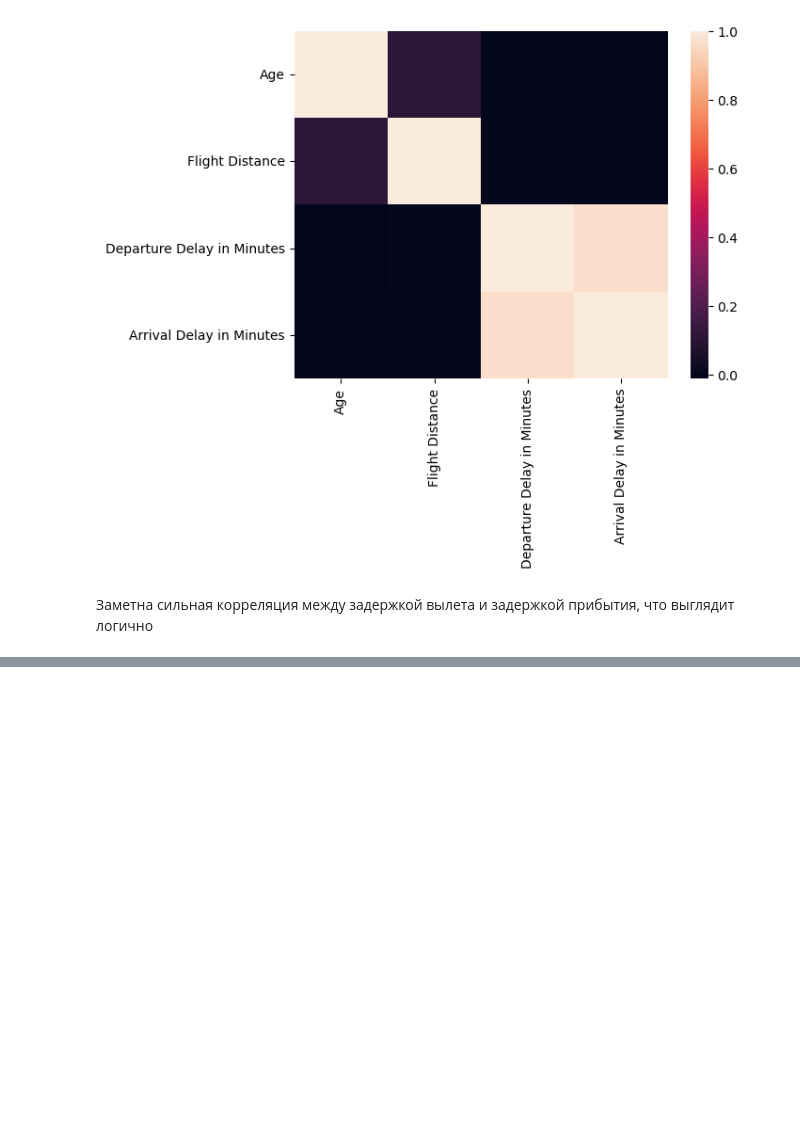
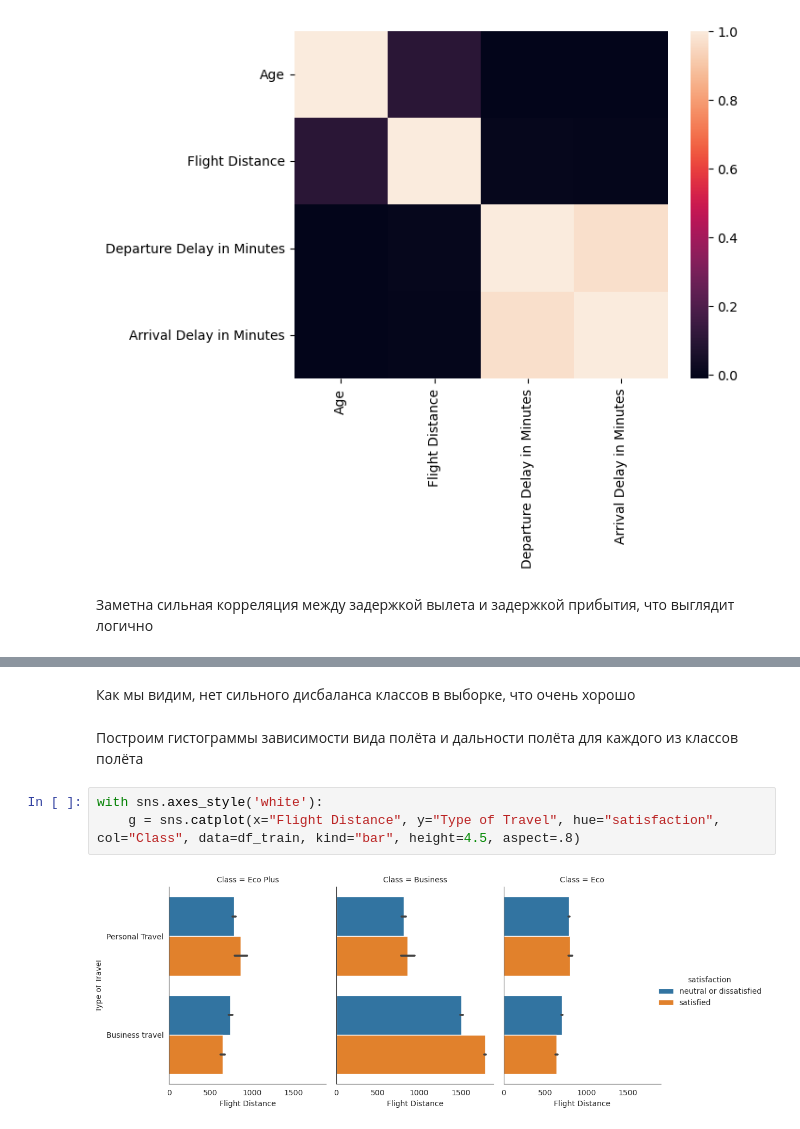
Before and after one commit to KiriruZaytsev/customer_satisfaction, a Jupyter notebook: Untitled.ipynb, the cells around one changed output, grey strips where cells are left out. Saved outputs shown, nothing was run; the diff lists cells and outputs as text; blank space fills up the shorter version.

```diff
--- a/Untitled.ipynb
+++ b/Untitled.ipynb
@@ -176,0 +189,9 @@ sns.heatmap(corr)
+# %% [markdown]
+Как мы видим, нет сильного дисбаланса классов в выборке, что очень хорошо
+# %% [markdown]
+Построим гистограммы зависимости вида полёта и дальности полёта для каждого из классов полёта
+# %%
+with sns.axes_style('white'):
+    g = sns.catplot(x="Flight Distance", y="Type of Travel", hue="satisfaction", col="Class", data=df_train, kind="bar", height=4.5, aspect=.8)
+# %% [output]
+[figure, added]
```
Also changed, not shown: parts of 40 cells of this notebook.
